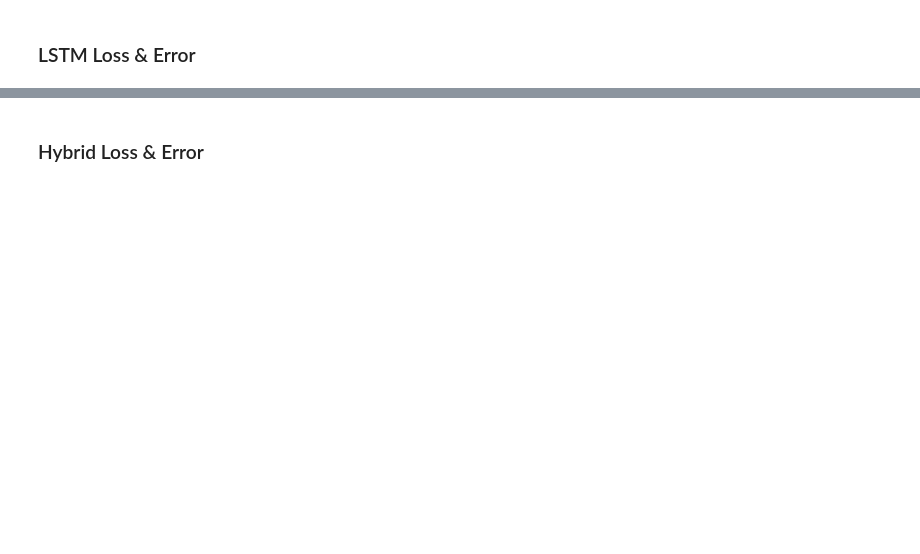
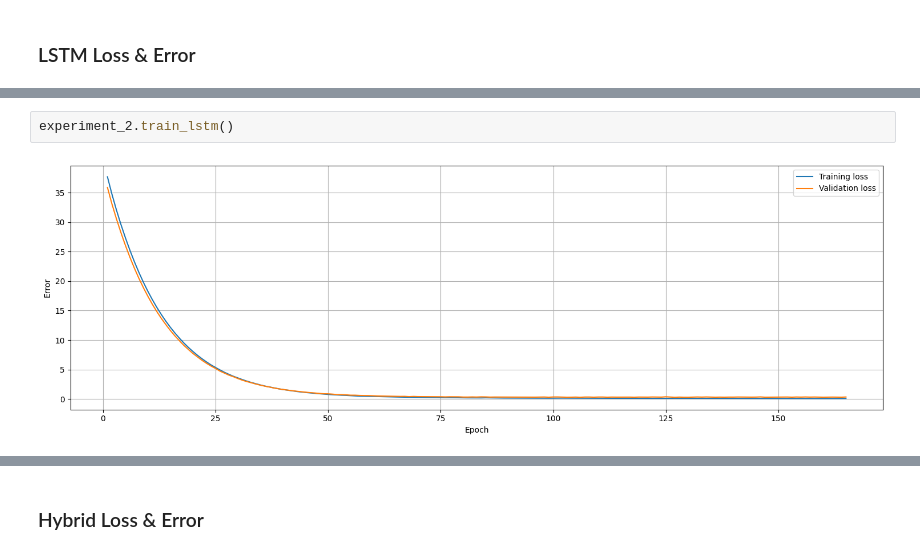
Before and after one commit to davidspector67/weather_predictor, a Jupyter notebook: comparison_results.ipynb, the cells around one changed output, grey strips where cells are left out. Drawn from its saved outputs; the diff is of its cells as text; blank space fills up the shorter version.

```diff
--- a/comparison_results.ipynb
+++ b/comparison_results.ipynb
@@ -980,0 +953,4 @@ MSE of test data: 14.894351
+# %%
+experiment_2.train_lstm()
+# %% [output]
+[figure, added]
```
Also changed, not shown: parts of 22 cells of this notebook.
